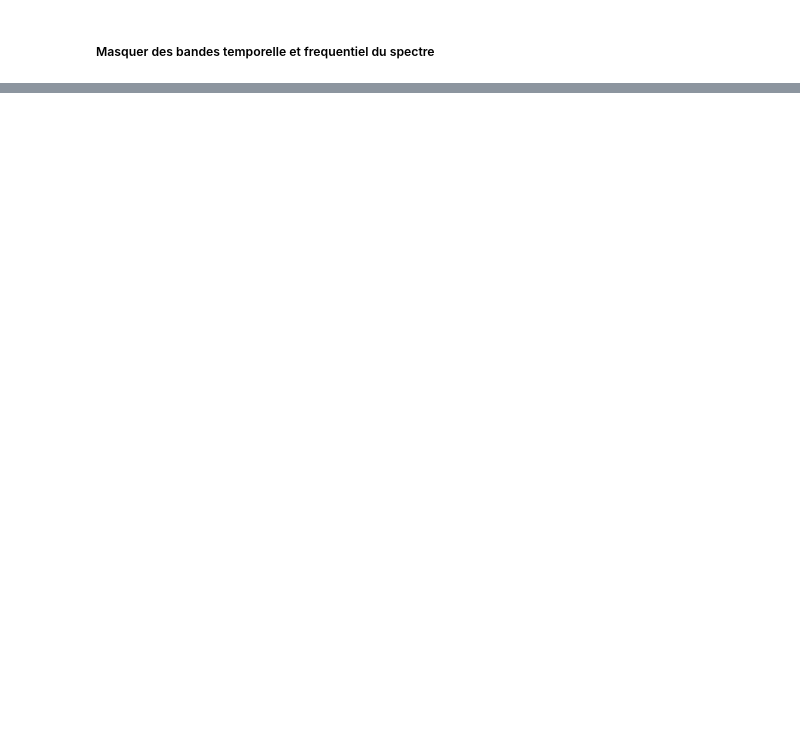
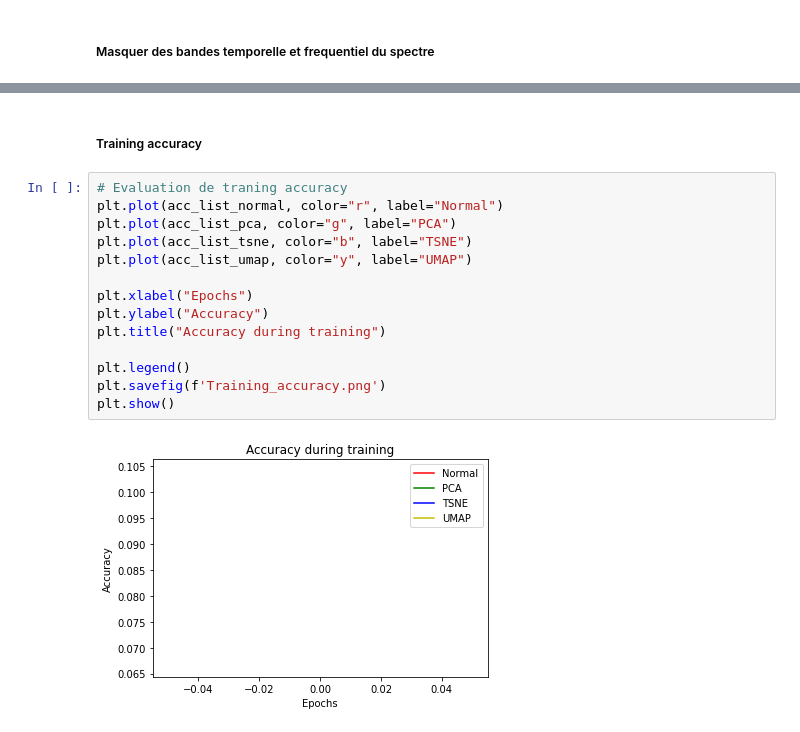
Before and after one commit to XuanMinhVuongNGUYEN/Recognition-of-audio-commands-for-drones, a Jupyter notebook: ProjetFilRouge_ModIA_2022_2.ipynb, the cells around one changed output, grey strips where cells are left out. Cells and saved outputs as stored; diff of their text form; blank space fills up the shorter version.

```diff
--- a/ProjetFilRouge_ModIA_2022_2.ipynb
+++ b/ProjetFilRouge_ModIA_2022_2.ipynb
@@ -1152,0 +1164,18 @@ KeyboardInterrupt:
+# %% [markdown]
+##### Training accuracy
+# %%
+# Evaluation de traning accuracy
+plt.plot(acc_list_normal, color="r", label="Normal")
+plt.plot(acc_list_pca, color="g", label="PCA")
+plt.plot(acc_list_tsne, color="b", label="TSNE")
+plt.plot(acc_list_umap, color="y", label="UMAP")
+
+plt.xlabel("Epochs")
+plt.ylabel("Accuracy")
+plt.title("Accuracy during training")
+
+plt.legend()
+plt.savefig(f'Training_accuracy.png')
+plt.show()
+# %% [output]
+[figure, added]
```
Also changed, not shown: parts of 67 cells of this notebook.
